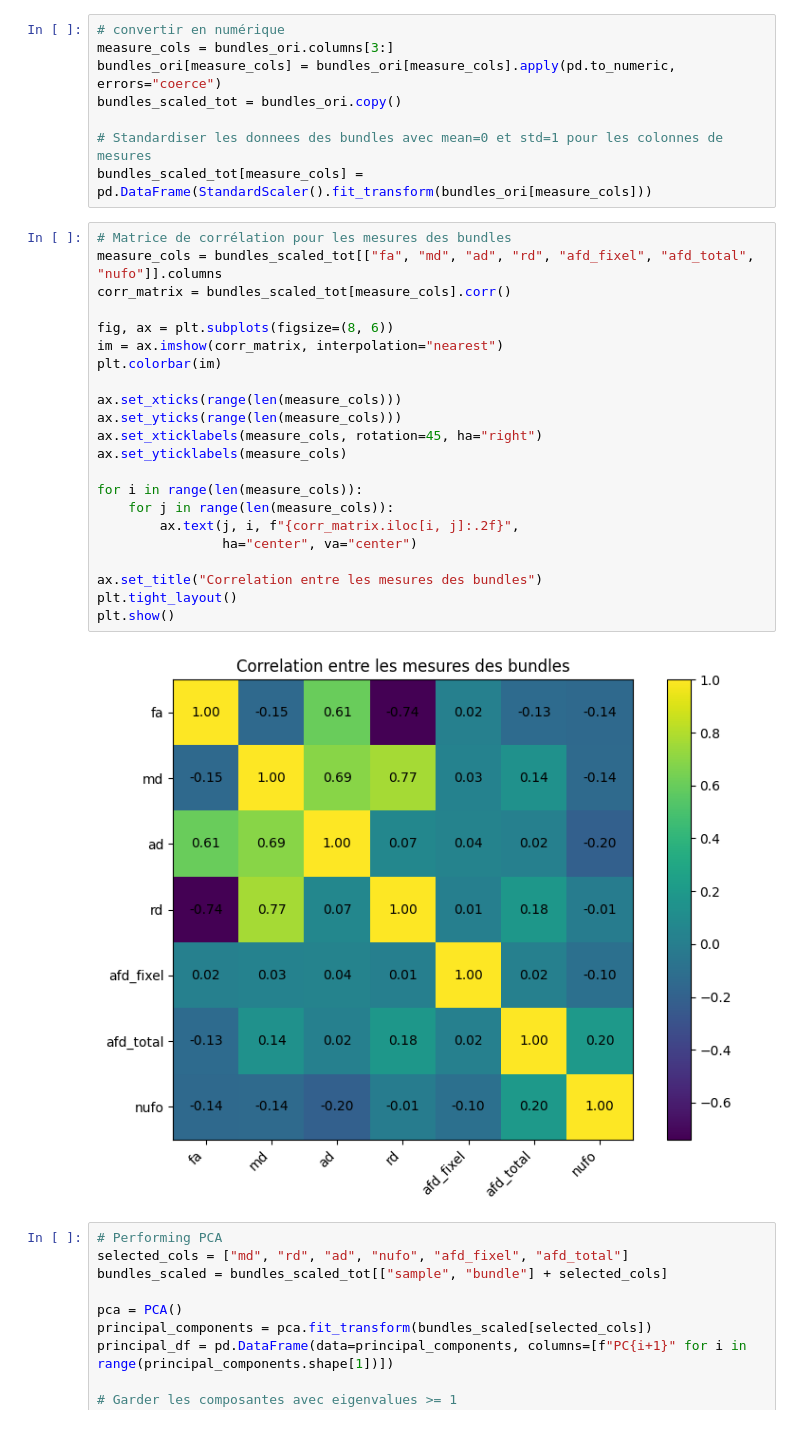
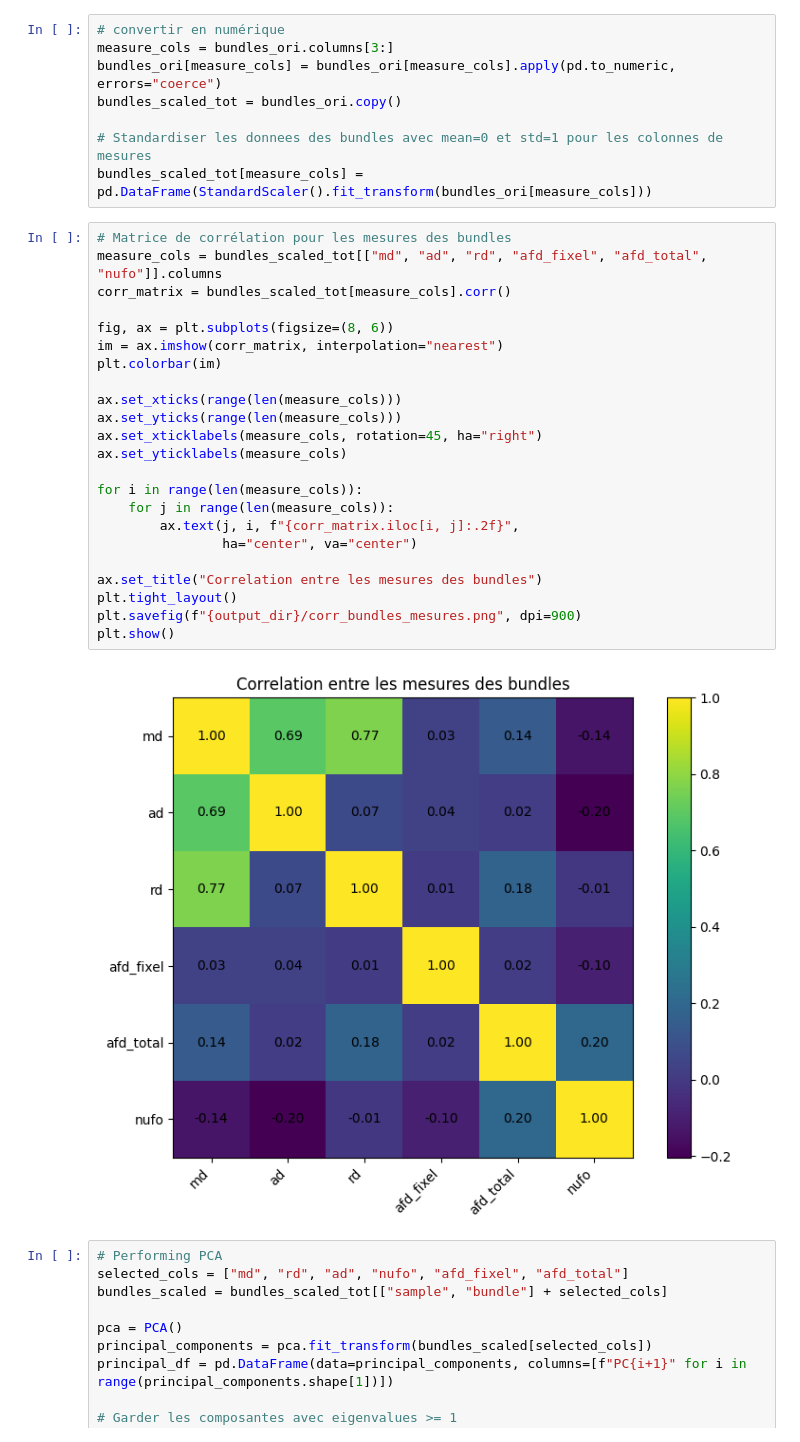
Before and after one commit to rosaliegregoire/FuzzyClustering-PING, a Jupyter notebook: PingCognitionBundles/4-PCA_Resid.ipynb, the cells around one changed output. Saved outputs shown, nothing was run; the diff lists cells and outputs as text.

```diff
--- a/PingCognitionBundles/4-PCA_Resid.ipynb
+++ b/PingCognitionBundles/4-PCA_Resid.ipynb
@@ -75,28 +75,29 @@ bundles_scaled_tot = bundles_ori.copy()
 bundles_scaled_tot[measure_cols] = pd.DataFrame(StandardScaler().fit_transform(bundles_ori[measure_cols]))
 # %%
 # Matrice de corrélation pour les mesures des bundles
-measure_cols = bundles_scaled_tot[["fa", "md", "ad", "rd", "afd_fixel", "afd_total", "nufo"]].columns
+measure_cols = bundles_scaled_tot[["md", "ad", "rd", "afd_fixel", "afd_total", "nufo"]].columns
 corr_matrix = bundles_scaled_tot[measure_cols].corr()
 
 fig, ax = plt.subplots(figsize=(8, 6))
 im = ax.imshow(corr_matrix, interpolation="nearest")
 plt.colorbar(im)
 
 ax.set_xticks(range(len(measure_cols)))
 ax.set_yticks(range(len(measure_cols)))
 ax.set_xticklabels(measure_cols, rotation=45, ha="right")
 ax.set_yticklabels(measure_cols)
 
 for i in range(len(measure_cols)):
     for j in range(len(measure_cols)):
         ax.text(j, i, f"{corr_matrix.iloc[i, j]:.2f}",
                 ha="center", va="center")
 
 ax.set_title("Correlation entre les mesures des bundles")
 plt.tight_layout()
+plt.savefig(f"{output_dir}/corr_bundles_mesures.png", dpi=900)
 plt.show()
 # %% [output]
-[figure, old version]
+[figure, new version]
 # %%
 # Performing PCA
 selected_cols = ["md", "rd", "ad", "nufo", "afd_fixel", "afd_total"]
```
Also changed, not shown: parts of 29 cells of this notebook, 3 other files.
